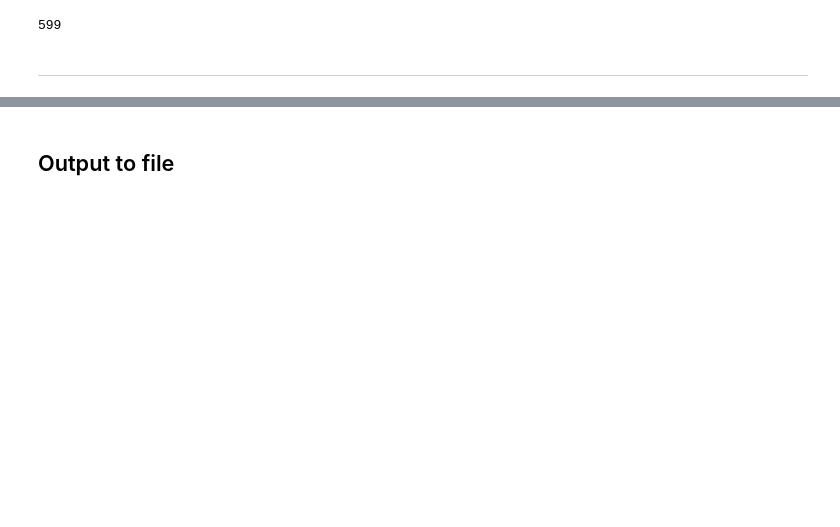
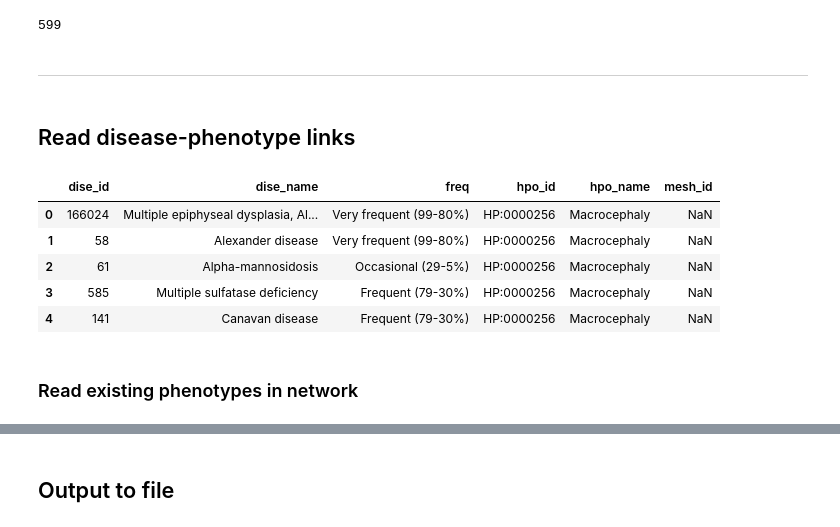
Before and after one commit to veleritas/rarenet, a Jupyter notebook: harmonize_edges.ipynb, the cells around one changed output, grey strips where cells are left out. Cells and saved outputs as stored; diff of their text form; code cells hidden in the pictures; blank space fills up the shorter version.

Commit message:
Add disease-phenotype edges into rare disease network
Integrate phenotype information regarding rare diseases into the
rare disease network.

```diff
--- a/harmonize_edges.ipynb
+++ b/harmonize_edges.ipynb
@@ -263,3 +263,18 @@ len(set(fin_links["dise_orpha_id"]) & set(fin_inds["orphanet_id"]))
 599
 # %% [markdown]
 ---
+# %% [markdown]
+## Read disease-phenotype links
+# %%
+phenos = pd.read_csv("dise_pheno/dise_pheno_links.tsv", sep='\t')
+# %%
+phenos.head()
+# %% [output]
+|  | dise_id | dise_name | freq | hpo_id | hpo_name | mesh_id |
+| 0 | 166024 | Multiple epiphyseal dysplasia, Al... | Very frequent (99-80%) | HP:0000256 | Macrocephaly | NaN |
+| 1 | 58 | Alexander disease | Very frequent (99-80%) | HP:0000256 | Macrocephaly | NaN |
+| 2 | 61 | Alpha-mannosidosis | Occasional (29-5%) | HP:0000256 | Macrocephaly | NaN |
+| 3 | 585 | Multiple sulfatase deficiency | Frequent (79-30%) | HP:0000256 | Macrocephaly | NaN |
+| 4 | 141 | Canavan disease | Frequent (79-30%) | HP:0000256 | Macrocephaly | NaN |
+# %% [markdown]
+### Read existing phenotypes in network
```
Also changed, not shown: parts of 7 cells of this notebook, 2 other files.
